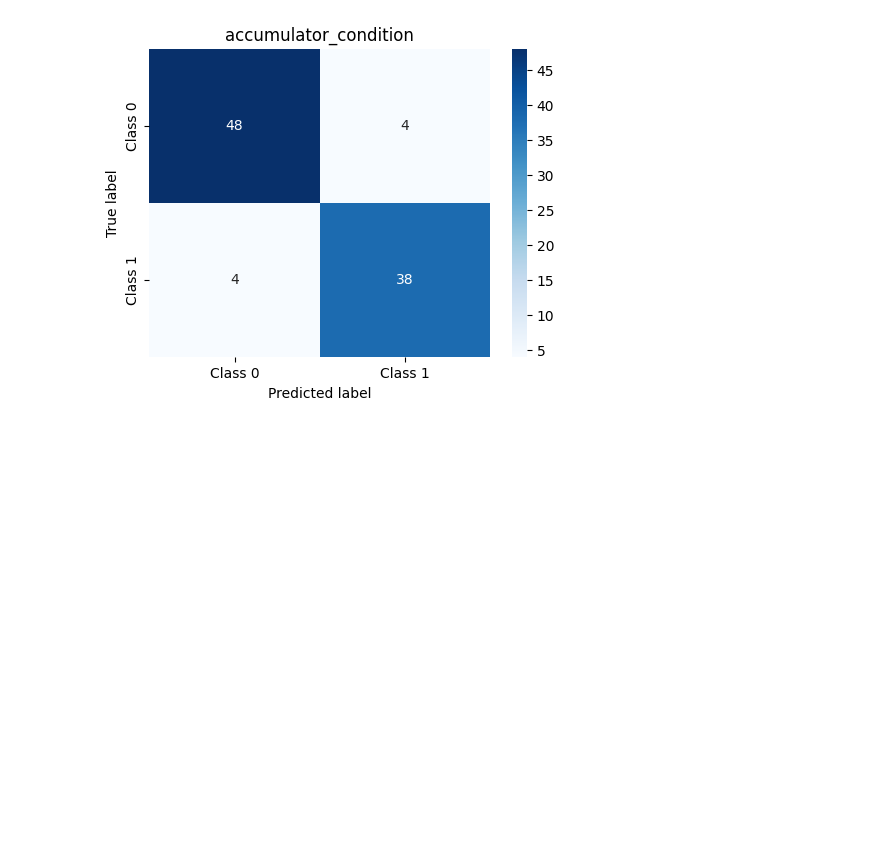
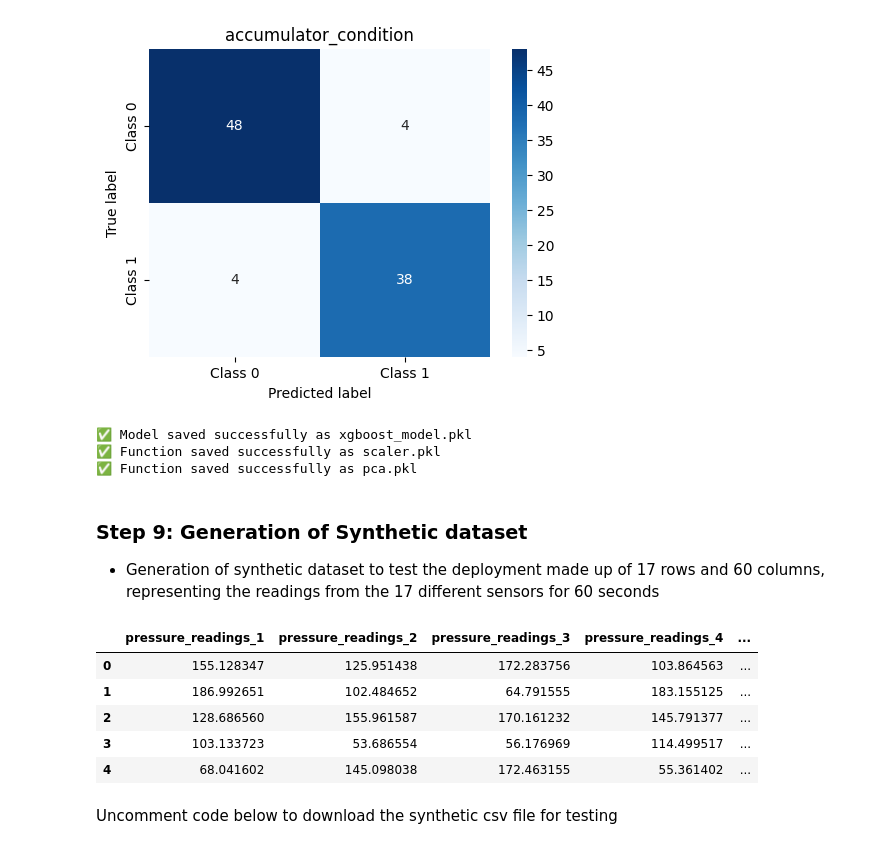
Before and after one commit to AsuquoAA/Predictive_Maintenance, a Jupyter notebook: Predictive_Maintenance_Classification.ipynb, the cells around one changed output. Cells and saved outputs as stored; diff of their text form; code cells hidden in the pictures; blank space fills up the shorter version.

```diff
--- a/Predictive_Maintenance_Classification.ipynb
+++ b/Predictive_Maintenance_Classification.ipynb
@@ -935,3 +1143,71 @@ weighted avg       0.96      0.95      0.96       113
 [figure]
 [figure]
 [figure]
+# %%
+# Save the trained model and objects for deployment
+# Trained model
+joblib.dump(best_model, "xgboost_model.pkl")
+print("✅ Model saved successfully as xgboost_model.pkl")
+# Standard scaler
+joblib.dump(scaler,"scaler.pkl")
+print("✅ Function saved successfully as scaler.pkl")
+# pca
+joblib.dump(pca,"pca.pkl")
+print("✅ Function saved successfully as pca.pkl")
+# %% [output]
+✅ Model saved successfully as xgboost_model.pkl
+✅ Function saved successfully as scaler.pkl
+✅ Function saved successfully as pca.pkl
+# %% [markdown]
+### __Step 9: Generation of Synthetic dataset__
+
+- Generation of synthetic dataset to test the deployment made up of 17 rows and 60 columns, representing the readings from the 17 different sensors for 60 seconds
+# %%
+# Define the column names based on the 17 sensor readings
+sensor_columns = [
+    "pressure_readings_1", "pressure_readings_2", "pressure_readings_3",
+    "pressure_readings_4", "pressure_readings_5", "pressure_readings_6",
+    "temperature_readings_1", "temperature_readings_2", "temperature_readings_3",
+    "temperature_readings_4", "vibration_readings_1", "vibration_readings_2",
+    "flow_rate_1", "flow_rate_2", "efficiency_index_1", "efficiency_index_2",
+    "cooling_efficiency_ratio"
+]
+# %%
+# Define reasonable ranges for synthetic data based on stable cycles
+sensor_ranges = {
+    "pressure": (50, 200),  # Pressure readings in a stable range
+    "temperature": (30, 90),  # Temperature readings in a stable range
+    "vibration": (0.1, 1.0),  # Vibration sensor readings
+    "flow_rate": (5, 50),  # Flow rate values
+    "efficiency_index": (0.7, 1.0),  # Efficiency indices
+    "cooling_efficiency_ratio": (0.1, 0.9),  # Cooling efficiency
+}
+# %%
+# Generate synthetic data for 60 seconds (60 rows)
+num_seconds = 60
+synthetic_data = np.column_stack([
+    np.random.uniform(*sensor_ranges["pressure"], size=num_seconds) for _ in range(6)
+] + [
+    np.random.uniform(*sensor_ranges["temperature"], size=num_seconds) for _ in range(4)
+] + [
+    np.random.uniform(*sensor_ranges["vibration"], size=num_seconds) for _ in range(2)
+] + [
+    np.random.uniform(*sensor_ranges["flow_rate"], size=num_seconds) for _ in range(2)
+] + [
+    np.random.uniform(*sensor_ranges["efficiency_index"], size=num_seconds) for _ in range(2)
+] + [
+    np.random.uniform(*sensor_ranges["cooling_efficiency_ratio"], size=num_seconds)
+])
+# %%
+# Create a DataFrame
+synthetic_df = pd.DataFrame(synthetic_data, columns=sensor_columns)
+synthetic_df.head()
+# %% [output]
+|  | pressure_readings_1 | pressure_readings_2 | pressure_readings_3 | pressure_readings_4 | ... |
+| 0 | 155.128347 | 125.951438 | 172.283756 | 103.864563 | ... |
+| 1 | 186.992651 | 102.484652 | 64.791555 | 183.155125 | ... |
+| 2 | 128.686560 | 155.961587 | 170.161232 | 145.791377 | ... |
+| 3 | 103.133723 | 53.686554 | 56.176969 | 114.499517 | ... |
+| 4 | 68.041602 | 145.098038 | 172.463155 | 55.361402 | ... |
+# %% [markdown]
+Uncomment code below to download the synthetic csv file for testing
```
Also changed, not shown: parts of 42 cells of this notebook, 10 other files.
